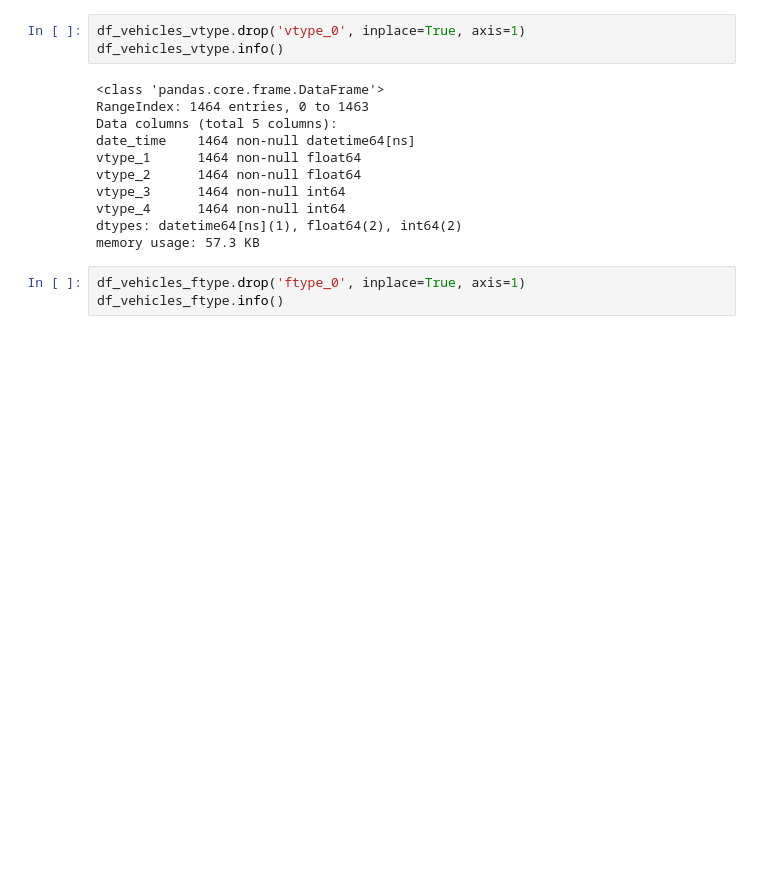
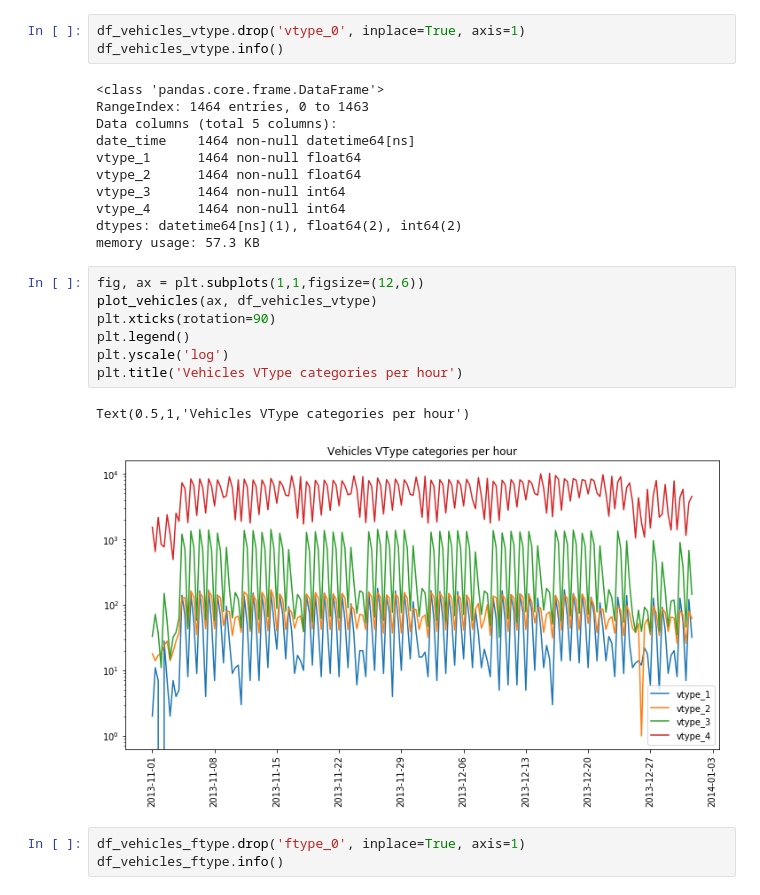
Before and after one commit to nickmancol/airquality-nickman, a Jupyter notebook: AirQuality.ipynb, the cells around one changed output. Drawn from its saved outputs; the diff is of its cells as text; blank space fills up the shorter version.

```diff
--- a/AirQuality.ipynb
+++ b/AirQuality.ipynb
@@ -371,6 +388,16 @@ vtype_3      1464 non-null int64
 vtype_4      1464 non-null int64
 dtypes: datetime64[ns](1), float64(2), int64(2)
 memory usage: 57.3 KB
+# %%
+fig, ax = plt.subplots(1,1,figsize=(12,6))
+plot_vehicles(ax, df_vehicles_vtype)
+plt.xticks(rotation=90)
+plt.legend()
+plt.yscale('log')
+plt.title('Vehicles VType categories per hour')
+# %% [output]
+Text(0.5,1,'Vehicles VType categories per hour')
+[figure, added]
 # %%
 df_vehicles_ftype.drop('ftype_0', inplace=True, axis=1)
 df_vehicles_ftype.info()
```
Also changed, not shown: parts of 4 cells of this notebook.
